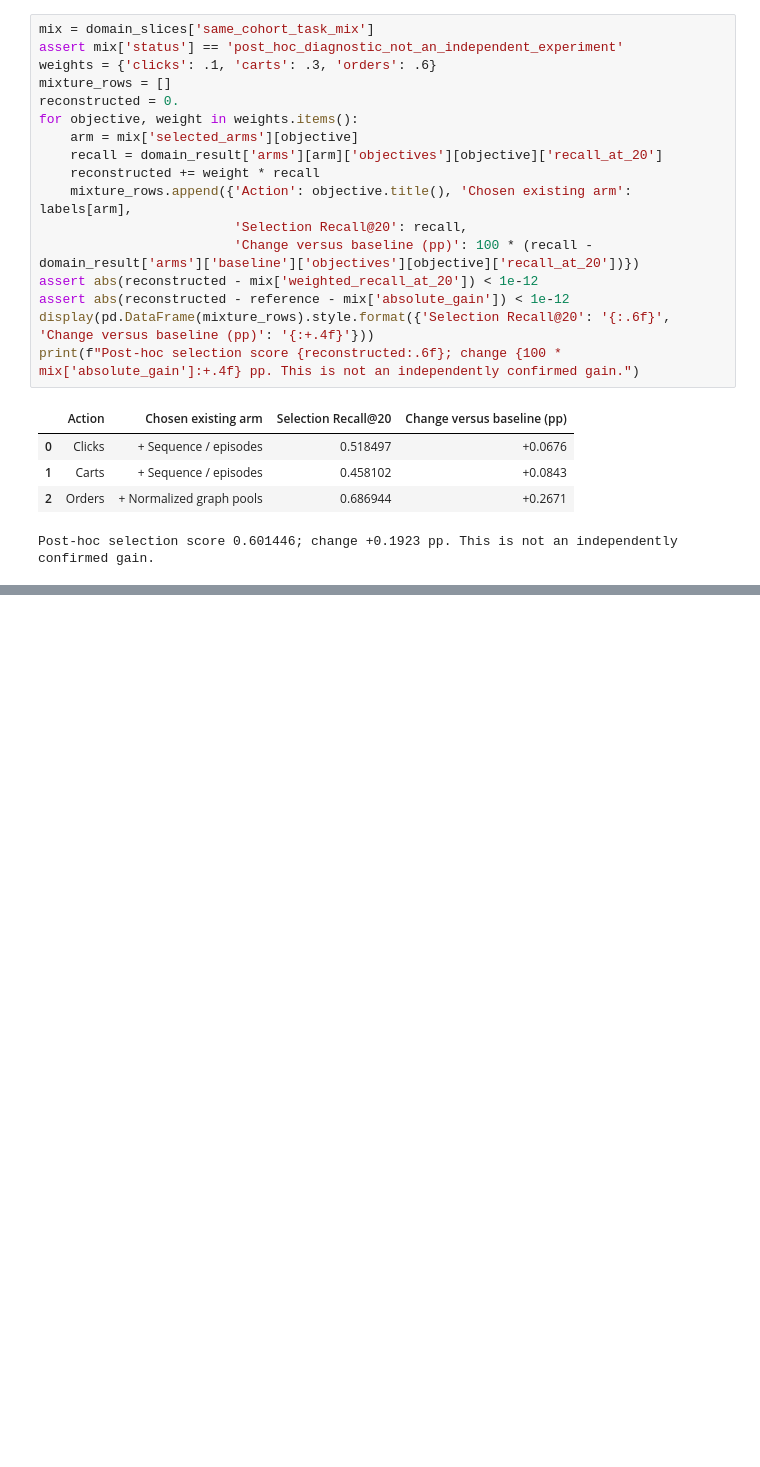
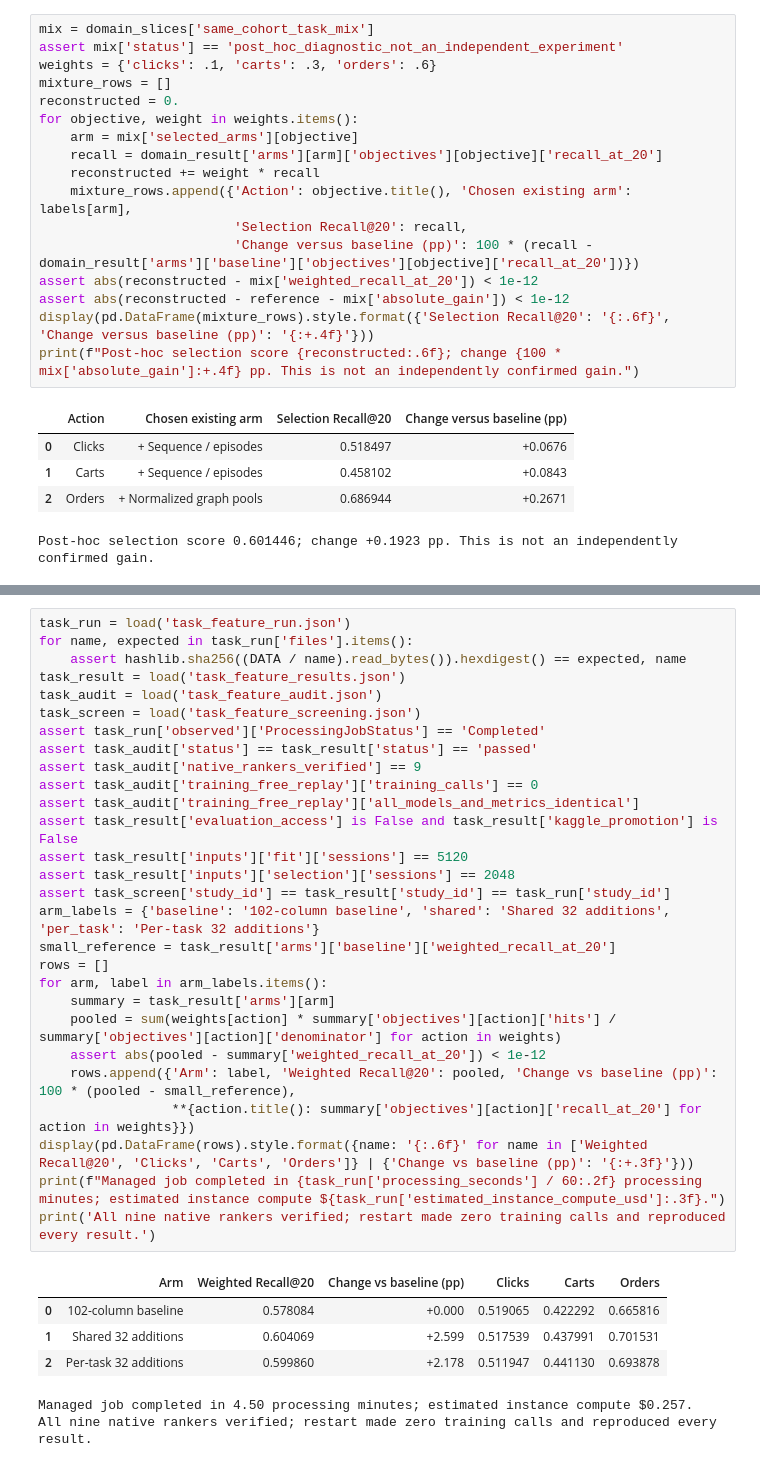
Before and after one commit to alvaromendizabal/otto-recommender-system, a Jupyter notebook: notebooks/09_controlled_feature_study.ipynb, the cells around one changed output, grey strips where cells are left out. Drawn from its saved outputs; the diff is of its cells as text; blank space fills up the shorter version.

```diff
--- a/notebooks/09_controlled_feature_study.ipynb
+++ b/notebooks/09_controlled_feature_study.ipynb
@@ -819,0 +826,35 @@ Next, reuse the certified feature caches to separate funnel from episode and row
+# %%
+task_run = load('task_feature_run.json')
+for name, expected in task_run['files'].items():
+    assert hashlib.sha256((DATA / name).read_bytes()).hexdigest() == expected, name
+task_result = load('task_feature_results.json')
+task_audit = load('task_feature_audit.json')
+task_screen = load('task_feature_screening.json')
+assert task_run['observed']['ProcessingJobStatus'] == 'Completed'
+assert task_audit['status'] == task_result['status'] == 'passed'
+assert task_audit['native_rankers_verified'] == 9
+assert task_audit['training_free_replay']['training_calls'] == 0
+assert task_audit['training_free_replay']['all_models_and_metrics_identical']
+assert task_result['evaluation_access'] is False and task_result['kaggle_promotion'] is False
+assert task_result['inputs']['fit']['sessions'] == 5120
+assert task_result['inputs']['selection']['sessions'] == 2048
+assert task_screen['study_id'] == task_result['study_id'] == task_run['study_id']
+arm_labels = {'baseline': '102-column baseline', 'shared': 'Shared 32 additions', 'per_task': 'Per-task 32 additions'}
+small_reference = task_result['arms']['baseline']['weighted_recall_at_20']
+rows = []
+for arm, label in arm_labels.items():
+    summary = task_result['arms'][arm]
+    pooled = sum(weights[action] * summary['objectives'][action]['hits'] / summary['objectives'][action]['denominator'] for action in weights)
+    assert abs(pooled - summary['weighted_recall_at_20']) < 1e-12
+    rows.append({'Arm': label, 'Weighted Recall@20': pooled, 'Change vs baseline (pp)': 100 * (pooled - small_reference),
+                 **{action.title(): summary['objectives'][action]['recall_at_20'] for action in weights}})
+display(pd.DataFrame(rows).style.format({name: '{:.6f}' for name in ['Weighted Recall@20', 'Clicks', 'Carts', 'Orders']} | {'Change vs baseline (pp)': '{:+.3f}'}))
+print(f"Managed job completed in {task_run['processing_seconds'] / 60:.2f} processing minutes; estimated instance compute ${task_run['estimated_instance_compute_usd']:.3f}.")
+print('All nine native rankers verified; restart made zero training calls and reproduced every result.')
+# %% [output]
+|  | Arm | Weighted Recall@20 | Change vs baseline (pp) | Clicks | Carts | Orders |
+| 0 | 102-column baseline | 0.578084 | +0.000 | 0.519065 | 0.422292 | 0.665816 |
+| 1 | Shared 32 additions | 0.604069 | +2.599 | 0.517539 | 0.437991 | 0.701531 |
+| 2 | Per-task 32 additions | 0.599860 | +2.178 | 0.511947 | 0.441130 | 0.693878 |
+Managed job completed in 4.50 processing minutes; estimated instance compute $0.257.
+All nine native rankers verified; restart made zero training calls and reproduced every result.
```
Also changed, not shown: parts of 5 cells of this notebook, 26 other files.
